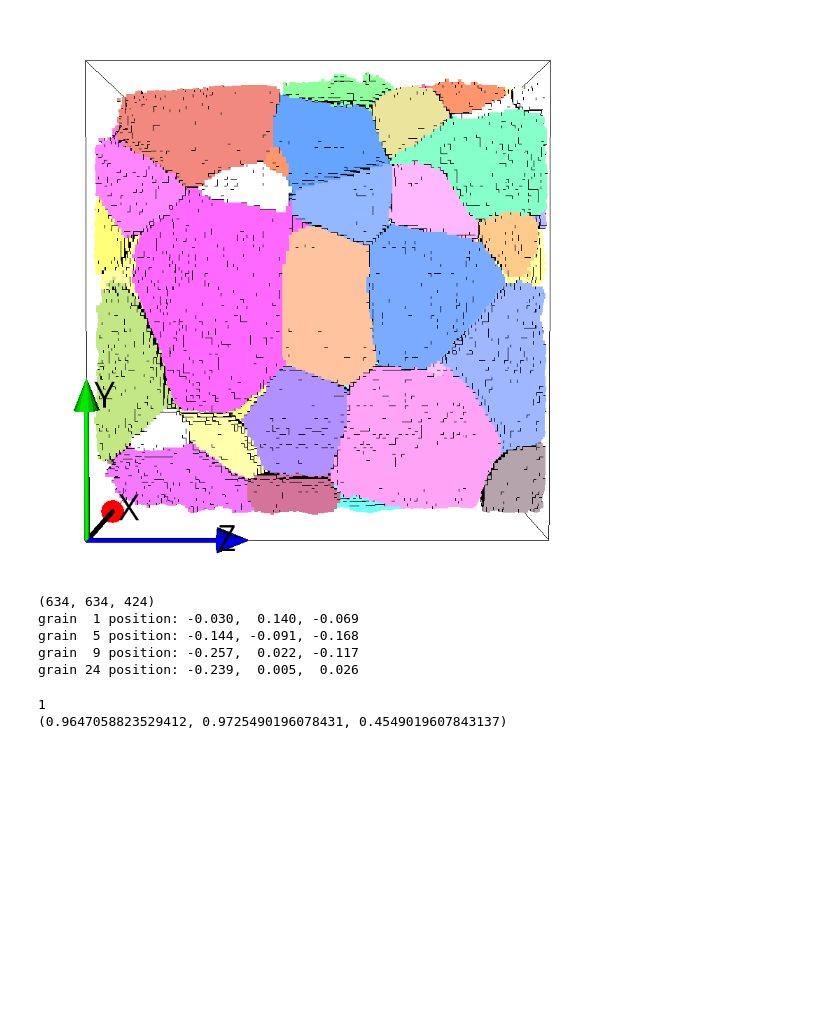
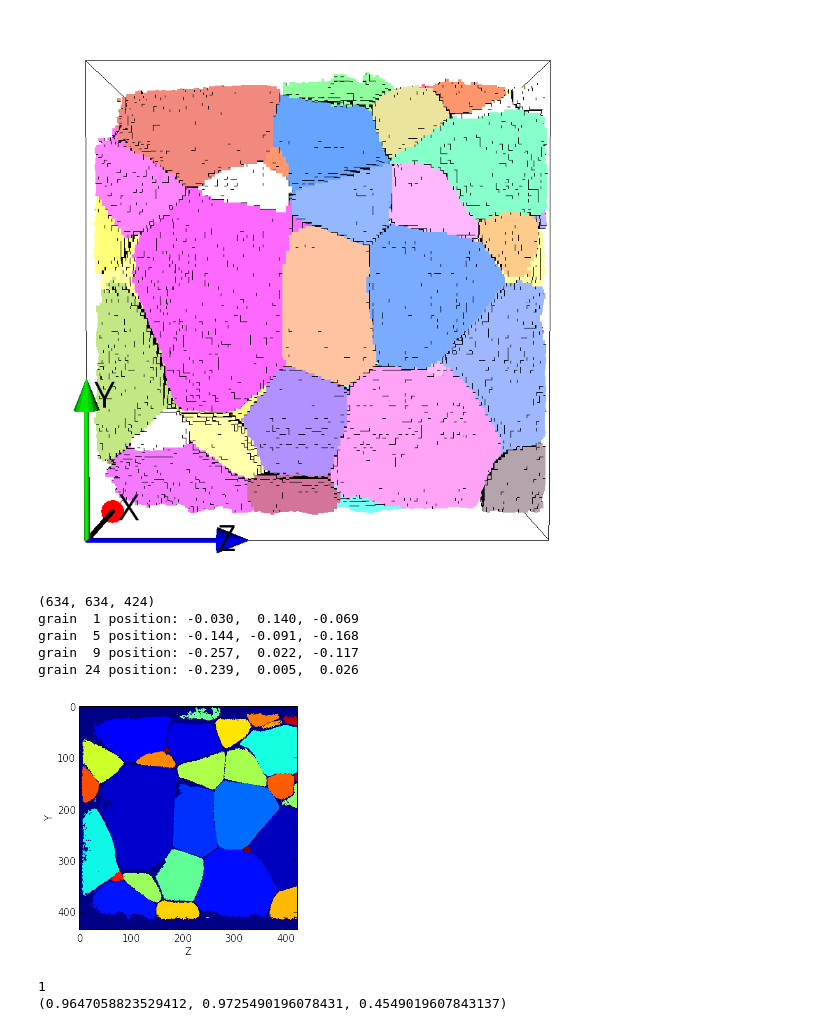
Before and after one commit to heprom/Ti7_ESRF, a Jupyter notebook: T5/T5_grains_1_5_9_24.ipynb, the cells around one changed output. Cells and saved outputs as stored; diff of their text form; code cells hidden in the pictures; blank space fills up the shorter version.

```diff
--- a/T5/T5_grains_1_5_9_24.ipynb
+++ b/T5/T5_grains_1_5_9_24.ipynb
@@ -97,6 +97,15 @@ grain  1 position: -0.030,  0.140, -0.069
 grain  5 position: -0.144, -0.091, -0.168
 grain  9 position: -0.257,  0.022, -0.117
 grain 24 position: -0.239,  0.005,  0.026
+# %%
+from matplotlib import pyplot as plt, cm
+%matplotlib inline
+plt.imshow(np.rot90((array[100, 100:-100, :]).T))
+plt.ylabel('Y')
+plt.xlabel('Z')
+plt.show()
+# %% [output]
+[figure, added]
 # %%
 nm = '/Volumes/PollockShare/Group Resources/Collaborative Projects/' \
      'Ti7_ESRF/id11/t5_/t5_dct_cen_1_/5_reconstruction/phase_01_vol.mat'
```
Also changed, not shown: parts of 8 cells of this notebook.
